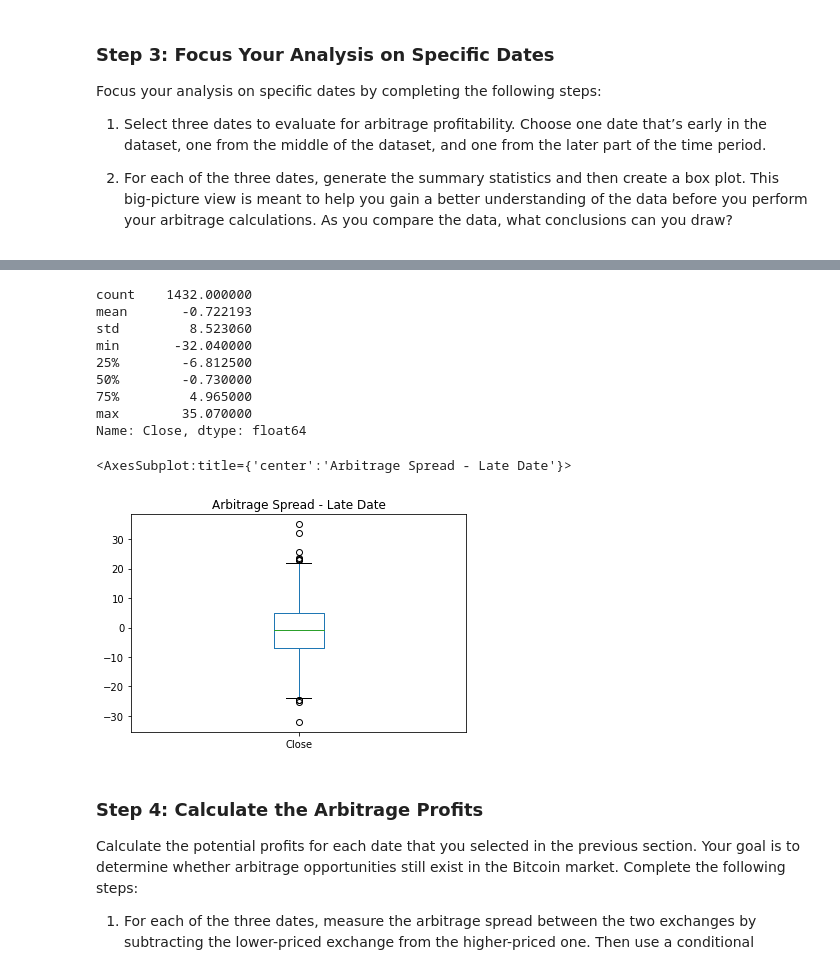
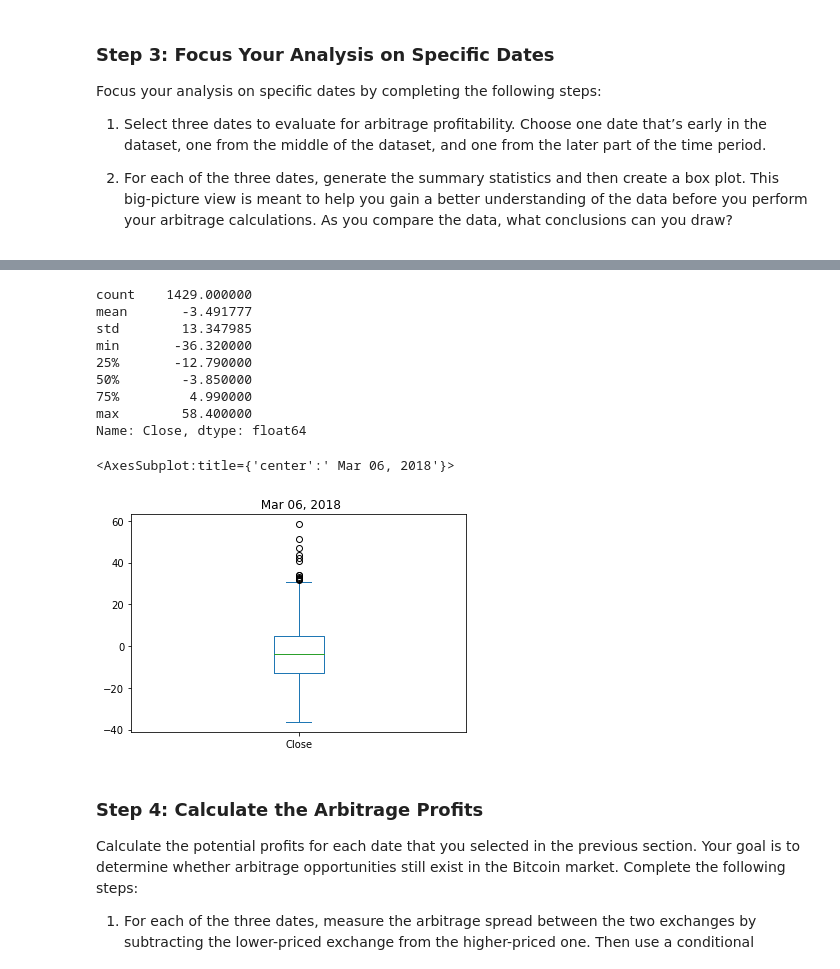
Before and after one commit to naomynaomy/module3challenge, a Jupyter notebook: Starter_Code/crypto_arbitrage.ipynb, the cells around one changed output, grey strips where cells are left out. Cells and saved outputs as stored; diff of their text form; code cells hidden in the pictures.

```diff
--- a/Starter_Code/crypto_arbitrage.ipynb
+++ b/Starter_Code/crypto_arbitrage.ipynb
@@ -397,26 +405,26 @@ ValueError: The number of FixedLocator locations (2), usually from a call to set
 # %%
 # Using the date from the late that you have selected, calculate the arbitrage spread
 # by subtracting the bitstamp lower closing prices from the coinbase higher closing prices
-arbitrage_spread_late = # YOUR CODE HERE
+arbitrage_spread_late = coinbase["Close"].loc["2018-03-06":"2018-03-06"] - bitstamp_sliced["Close"].loc["2018-03-06":"2018-03-06"]
 
 # Generate summary statistics for the late DataFrame
-# YOUR CODE HERE
+arbitrage_spread_late.describe()
 # %% [output]
-count    1432.000000
-mean       -0.722193
-std         8.523060
-min       -32.040000
-25%        -6.812500
-50%        -0.730000
-75%         4.965000
-max        35.070000
+count    1429.000000
+mean       -3.491777
+std        13.347985
+min       -36.320000
+25%       -12.790000
+50%        -3.850000
+75%         4.990000
+max        58.400000
 Name: Close, dtype: float64
 # %%
 # Visualize the arbitrage spread from late in the dataset in a box plot
-# YOUR CODE HERE
+arbitrage_spread_late.plot(kind="box",title=" Mar 06, 2018")
 # %% [output]
-<AxesSubplot:title={'center':'Arbitrage Spread - Late Date'}>
+<AxesSubplot:title={'center':' Mar 06, 2018'}>
-[figure, old version]
+[figure, new version]
 # %% [markdown]
 ### Step 4: Calculate the Arbitrage Profits
 
```
Also changed, not shown: parts of 7 cells of this notebook.
